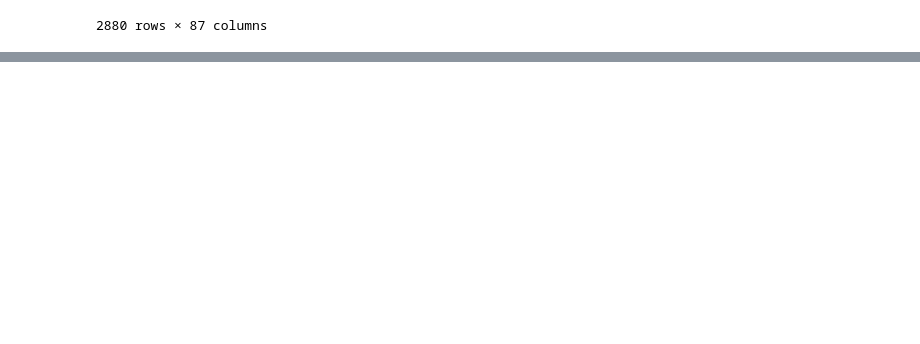
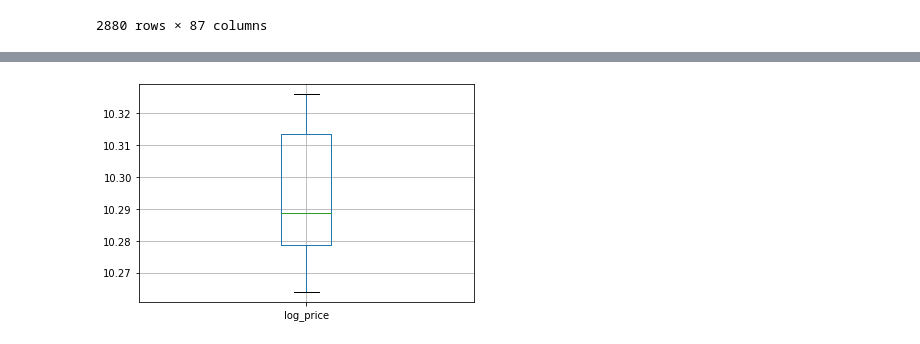
Before and after one commit to abefarkas/Thalassa_Regime_Classifier, a Jupyter notebook: Updated_Data.ipynb, the cells around one changed output, grey strips where cells are left out. Saved outputs shown, nothing was run; the diff lists cells and outputs as text; code cells hidden in the pictures; blank space fills up the shorter version.

```diff
--- a/Updated_Data.ipynb
+++ b/Updated_Data.ipynb
@@ -102,0 +110,8 @@ data
+# %%
+imputer = SimpleImputer(strategy="constant", fill_value = 0) # Instantiate a SimpleImputer object with your strategy of choice
+
+imputer.fit(data[['realized_volatility']]) # Call the "fit" method on the object
+
+data['realized_volatility'] = imputer.transform(data[['realized_volatility']]) # Call the "transform" method on the object
+
+imputer.statistics_ # The mean is stored in the transformer's memory
@@ -102,0 +120,7 @@ data
+# %%
+imputer2 = SimpleImputer(strategy="constant", fill_value = 0.001254)
+imputer2.fit(data[['log_returns']]) # Call the "fit" method on the object
+
+data['log_returns'] = imputer2.transform(data[['log_returns']]) # Call the "transform" method on the object
+
+imputer2.statistics_ # The mean is stored in the transformer's memory
@@ -102,0 +145,2 @@ data
+# %%
+data.drop(['Unnamed: 0'], axis = 1, inplace = True)
@@ -102,0 +165,4 @@ data
+# %%
+data[['log_price']].boxplot();
+# %% [output]
+[figure, added]
```
Also changed, not shown: parts of 17 cells of this notebook.
